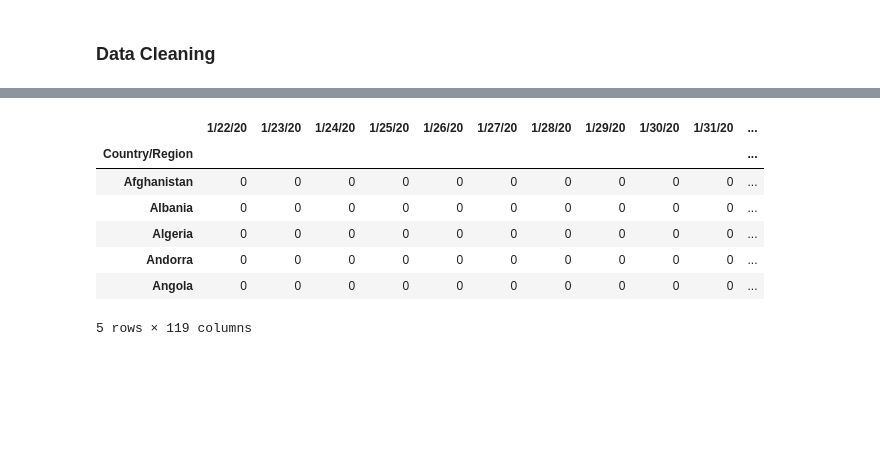
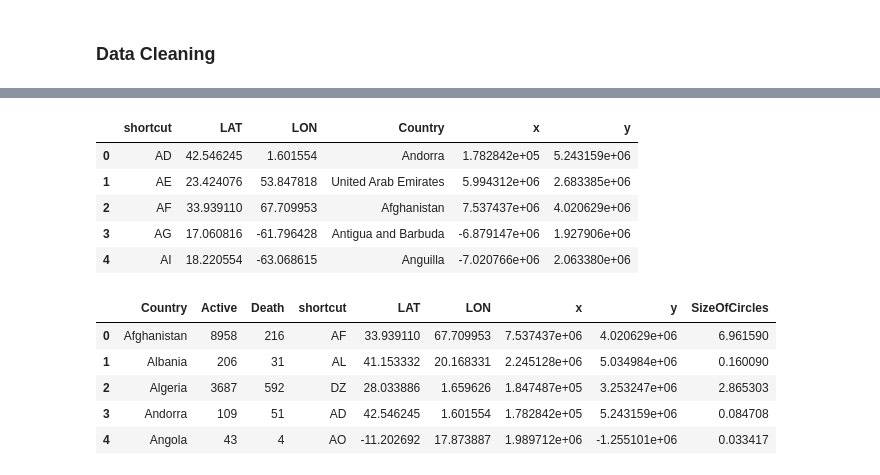
Before and after one commit to rechavar/pyCovid_TechLabsProj, a Jupyter notebook: TechLabs__finalProject.ipynb, the cells around one changed output, grey strips where cells are left out. Saved outputs shown, nothing was run; the diff lists cells and outputs as text; code cells hidden in the pictures; blank space fills up the shorter version.

```diff
--- a/TechLabs__finalProject.ipynb
+++ b/TechLabs__finalProject.ipynb
@@ -159,11 +212,36 @@ df_recovered.loc['Global'] = df_recovered.sum(axis=0)
+# %%
+#rename df columns for merge
+df.rename(columns={"country" :"shortcut","name":"Country"}, inplace=True)
+df.head()
+# %% [output]
+|  | shortcut | LAT | LON | Country | x | y |
+| 0 | AD | 42.546245 | 1.601554 | Andorra | 1.782842e+05 | 5.243159e+06 |
+| 1 | AE | 23.424076 | 53.847818 | United Arab Emirates | 5.994312e+06 | 2.683385e+06 |
+| 2 | AF | 33.939110 | 67.709953 | Afghanistan | 7.537437e+06 | 4.020629e+06 |
+| 3 | AG | 17.060816 | -61.796428 | Antigua and Barbuda | -6.879147e+06 | 1.927906e+06 |
+| 4 | AI | 18.220554 | -63.068615 | Anguilla | -7.020766e+06 | 2.063380e+06 |
+# %%
+#create dataframe with actual deaths
+df_death_total = pd.DataFrame(all_dataframes['death'].iloc[-1,:])
+df_death_total.reset_index(level="Country",inplace=True)
+df_death_total.set_axis([*df_death_total.columns[:-1], 'Death'], axis=1, inplace=True)
+
+#create dataframe with active cases
+df_active_total = pd.DataFrame(all_dataframes['active'].iloc[-1,:])
+df_active_total.reset_index(level="Country",inplace=True)
+df_active_total.set_axis([*df_active_total.columns[:-1], 'Active'], axis=1, inplace=True)
+# %%
+#add the death to df_complete
+df_complete=pd.merge(df_death_total,df,on="Country")
+# %%
+#add active column
+df_complete=pd.merge(df_active_total,df_complete,on="Country")
 # %%
-df_confirmed.head()
+df_complete.head()
 # %% [output]
-|  | 1/22/20 | 1/23/20 | 1/24/20 | 1/25/20 | 1/26/20 | 1/27/20 | 1/28/20 | 1/29/20 | 1/30/20 | 1/31/20 | ... |
-| Country/Region |  |  |  |  |  |  |  |  |  |  | ... |
-| Afghanistan | 0 | 0 | 0 | 0 | 0 | 0 | 0 | 0 | 0 | 0 | ... |
-| Albania | 0 | 0 | 0 | 0 | 0 | 0 | 0 | 0 | 0 | 0 | ... |
-| Algeria | 0 | 0 | 0 | 0 | 0 | 0 | 0 | 0 | 0 | 0 | ... |
-| Andorra | 0 | 0 | 0 | 0 | 0 | 0 | 0 | 0 | 0 | 0 | ... |
-| Angola | 0 | 0 | 0 | 0 | 0 | 0 | 0 | 0 | 0 | 0 | ... |
+|  | Country | Active | Death | shortcut | LAT | LON | x | y | SizeOfCircles |
+| 0 | Afghanistan | 8958 | 216 | AF | 33.939110 | 67.709953 | 7.537437e+06 | 4.020629e+06 | 6.961590 |
+| 1 | Albania | 206 | 31 | AL | 41.153332 | 20.168331 | 2.245128e+06 | 5.034984e+06 | 0.160090 |
+| 2 | Algeria | 3687 | 592 | DZ | 28.033886 | 1.659626 | 1.847487e+05 | 3.253247e+06 | 2.865303 |
+| 3 | Andorra | 109 | 51 | AD | 42.546245 | 1.601554 | 1.782842e+05 | 5.243159e+06 | 0.084708 |
+| 4 | Angola | 43 | 4 | AO | -11.202692 | 17.873887 | 1.989712e+06 | -1.255101e+06 | 0.033417 |
-5 rows × 119 columns
```
Also changed, not shown: parts of 37 cells of this notebook.
